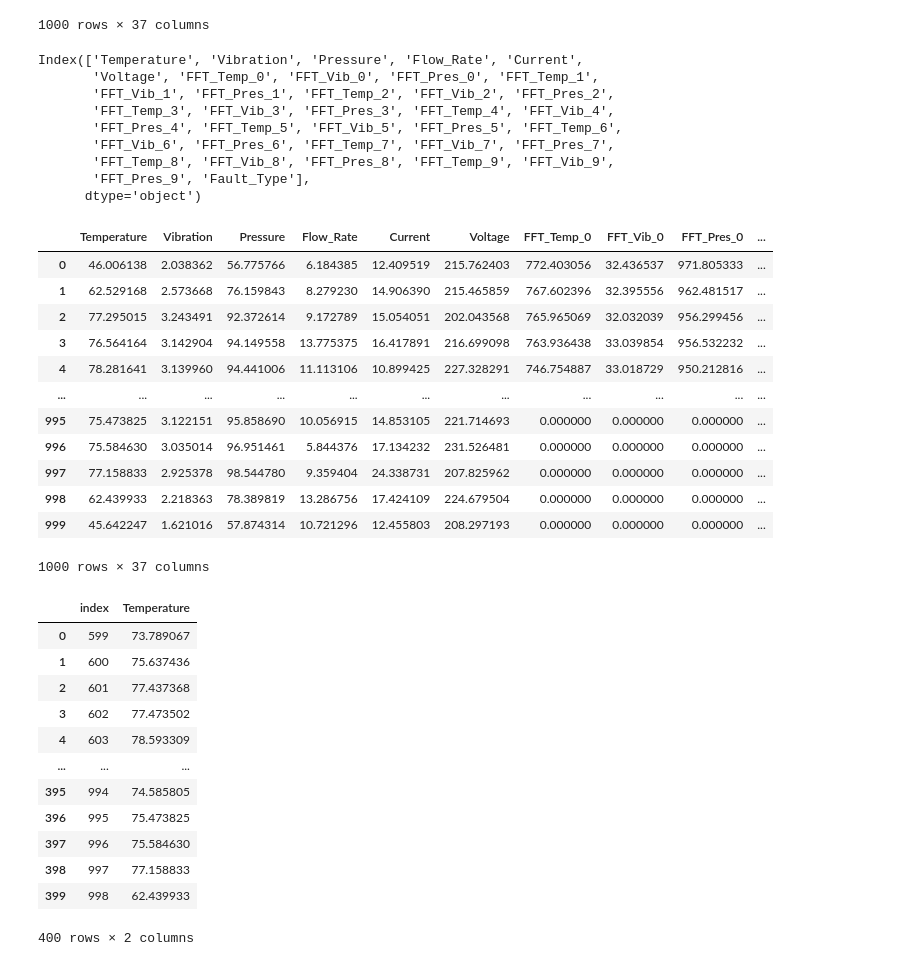
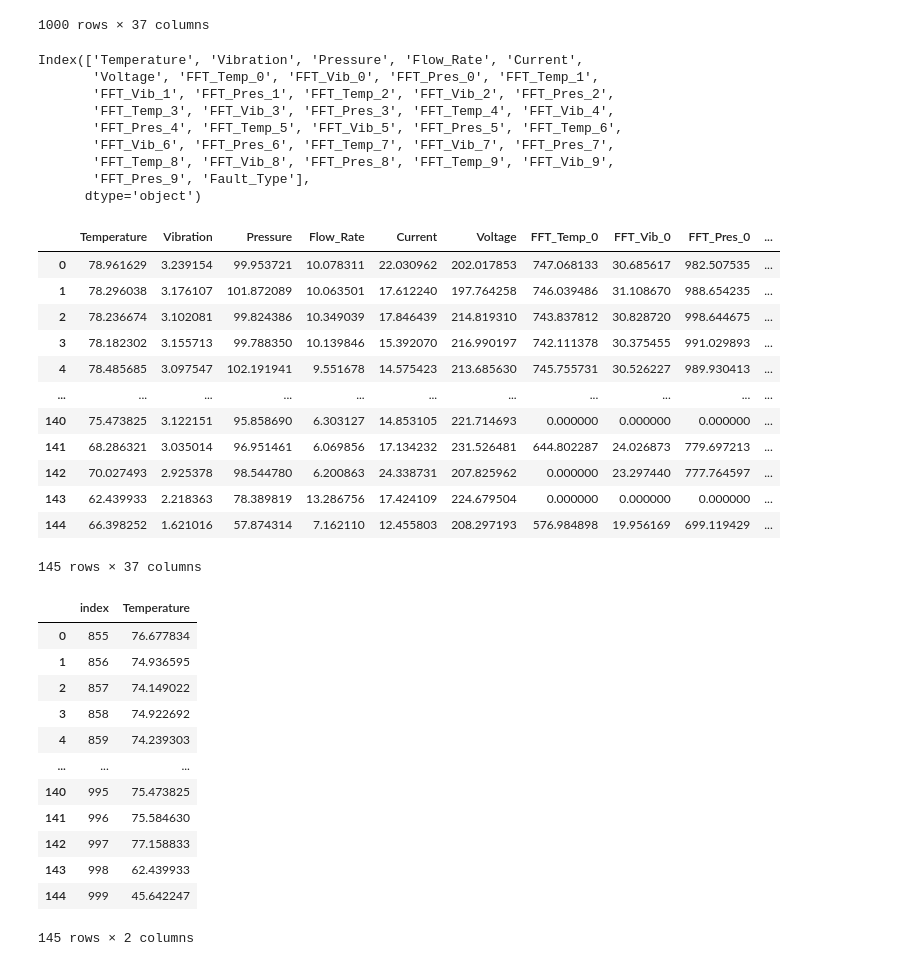
Before and after one commit to YotaLibero/experiments, a Jupyter notebook: analysis/models/pytorch_models/GNN_models/gnn_model_connection_between_features.ipynb, the cells around one changed output. Cells and saved outputs as stored; diff of their text form; code cells hidden in the pictures.

```diff
--- a/analysis/models/pytorch_models/GNN_models/gnn_model_connection_between_features.ipynb
+++ b/analysis/models/pytorch_models/GNN_models/gnn_model_connection_between_features.ipynb
@@ -131,47 +132,47 @@ pd.DataFrame(df, columns=df.columns).to_csv("/Users/kathrinebovkun/PycharmProjec
 # %%
-df_model = pd.read_csv('/Users/kathrinebovkun/PycharmProjects/experiments/data/imputed_result.csv')
+df_model = pd.read_csv('/Users/kathrinebovkun/PycharmProjects/experiments/data/imputed_test_result_with_trend.csv')
 print(df_model.columns)
 df_model
 # %% [output]
 Index(['Temperature', 'Vibration', 'Pressure', 'Flow_Rate', 'Current',
        'Voltage', 'FFT_Temp_0', 'FFT_Vib_0', 'FFT_Pres_0', 'FFT_Temp_1',
        'FFT_Vib_1', 'FFT_Pres_1', 'FFT_Temp_2', 'FFT_Vib_2', 'FFT_Pres_2',
        'FFT_Temp_3', 'FFT_Vib_3', 'FFT_Pres_3', 'FFT_Temp_4', 'FFT_Vib_4',
        'FFT_Pres_4', 'FFT_Temp_5', 'FFT_Vib_5', 'FFT_Pres_5', 'FFT_Temp_6',
        'FFT_Vib_6', 'FFT_Pres_6', 'FFT_Temp_7', 'FFT_Vib_7', 'FFT_Pres_7',
        'FFT_Temp_8', 'FFT_Vib_8', 'FFT_Pres_8', 'FFT_Temp_9', 'FFT_Vib_9',
        'FFT_Pres_9', 'Fault_Type'],
       dtype='object')
 |  | Temperature | Vibration | Pressure | Flow_Rate | Current | Voltage | FFT_Temp_0 | FFT_Vib_0 | FFT_Pres_0 | ... |
-| 0 | 46.006138 | 2.038362 | 56.775766 | 6.184385 | 12.409519 | 215.762403 | 772.403056 | 32.436537 | 971.805333 | ... |
-| 1 | 62.529168 | 2.573668 | 76.159843 | 8.279230 | 14.906390 | 215.465859 | 767.602396 | 32.395556 | 962.481517 | ... |
-| 2 | 77.295015 | 3.243491 | 92.372614 | 9.172789 | 15.054051 | 202.043568 | 765.965069 | 32.032039 | 956.299456 | ... |
-| 3 | 76.564164 | 3.142904 | 94.149558 | 13.775375 | 16.417891 | 216.699098 | 763.936438 | 33.039854 | 956.532232 | ... |
-| 4 | 78.281641 | 3.139960 | 94.441006 | 11.113106 | 10.899425 | 227.328291 | 746.754887 | 33.018729 | 950.212816 | ... |
+| 0 | 78.961629 | 3.239154 | 99.953721 | 10.078311 | 22.030962 | 202.017853 | 747.068133 | 30.685617 | 982.507535 | ... |
+| 1 | 78.296038 | 3.176107 | 101.872089 | 10.063501 | 17.612240 | 197.764258 | 746.039486 | 31.108670 | 988.654235 | ... |
+| 2 | 78.236674 | 3.102081 | 99.824386 | 10.349039 | 17.846439 | 214.819310 | 743.837812 | 30.828720 | 998.644675 | ... |
+| 3 | 78.182302 | 3.155713 | 99.788350 | 10.139846 | 15.392070 | 216.990197 | 742.111378 | 30.375455 | 991.029893 | ... |
+| 4 | 78.485685 | 3.097547 | 102.191941 | 9.551678 | 14.575423 | 213.685630 | 745.755731 | 30.526227 | 989.930413 | ... |
 | ... | ... | ... | ... | ... | ... | ... | ... | ... | ... | ... |
-| 995 | 75.473825 | 3.122151 | 95.858690 | 10.056915 | 14.853105 | 221.714693 | 0.000000 | 0.000000 | 0.000000 | ... |
-| 996 | 75.584630 | 3.035014 | 96.951461 | 5.844376 | 17.134232 | 231.526481 | 0.000000 | 0.000000 | 0.000000 | ... |
-| 997 | 77.158833 | 2.925378 | 98.544780 | 9.359404 | 24.338731 | 207.825962 | 0.000000 | 0.000000 | 0.000000 | ... |
-| 998 | 62.439933 | 2.218363 | 78.389819 | 13.286756 | 17.424109 | 224.679504 | 0.000000 | 0.000000 | 0.000000 | ... |
-| 999 | 45.642247 | 1.621016 | 57.874314 | 10.721296 | 12.455803 | 208.297193 | 0.000000 | 0.000000 | 0.000000 | ... |
+| 140 | 75.473825 | 3.122151 | 95.858690 | 6.303127 | 14.853105 | 221.714693 | 0.000000 | 0.000000 | 0.000000 | ... |
+| 141 | 68.286321 | 3.035014 | 96.951461 | 6.069856 | 17.134232 | 231.526481 | 644.802287 | 24.026873 | 779.697213 | ... |
+| 142 | 70.027493 | 2.925378 | 98.544780 | 6.200863 | 24.338731 | 207.825962 | 0.000000 | 23.297440 | 777.764597 | ... |
+| 143 | 62.439933 | 2.218363 | 78.389819 | 13.286756 | 17.424109 | 224.679504 | 0.000000 | 0.000000 | 0.000000 | ... |
+| 144 | 66.398252 | 1.621016 | 57.874314 | 7.162110 | 12.455803 | 208.297193 | 576.984898 | 19.956169 | 699.119429 | ... |
-1000 rows × 37 columns
+145 rows × 37 columns
 # %%
-data = df.loc[599:998, 'Temperature'].reset_index()
+data = df.loc[855:, 'Temperature'].reset_index()
 data
 # %% [output]
 |  | index | Temperature |
-| 0 | 599 | 73.789067 |
-| 1 | 600 | 75.637436 |
-| 2 | 601 | 77.437368 |
-| 3 | 602 | 77.473502 |
-| 4 | 603 | 78.593309 |
+| 0 | 855 | 76.677834 |
+| 1 | 856 | 74.936595 |
+| 2 | 857 | 74.149022 |
+| 3 | 858 | 74.922692 |
+| 4 | 859 | 74.239303 |
 | ... | ... | ... |
-| 395 | 994 | 74.585805 |
-| 396 | 995 | 75.473825 |
-| 397 | 996 | 75.584630 |
-| 398 | 997 | 77.158833 |
-| 399 | 998 | 62.439933 |
+| 140 | 995 | 75.473825 |
+| 141 | 996 | 75.584630 |
+| 142 | 997 | 77.158833 |
+| 143 | 998 | 62.439933 |
+| 144 | 999 | 45.642247 |
-400 rows × 2 columns
+145 rows × 2 columns
 # %%
 import matplotlib.pyplot as plt
 import numpy as np
```
Also changed, not shown: parts of 5 cells of this notebook, 7 other files.
